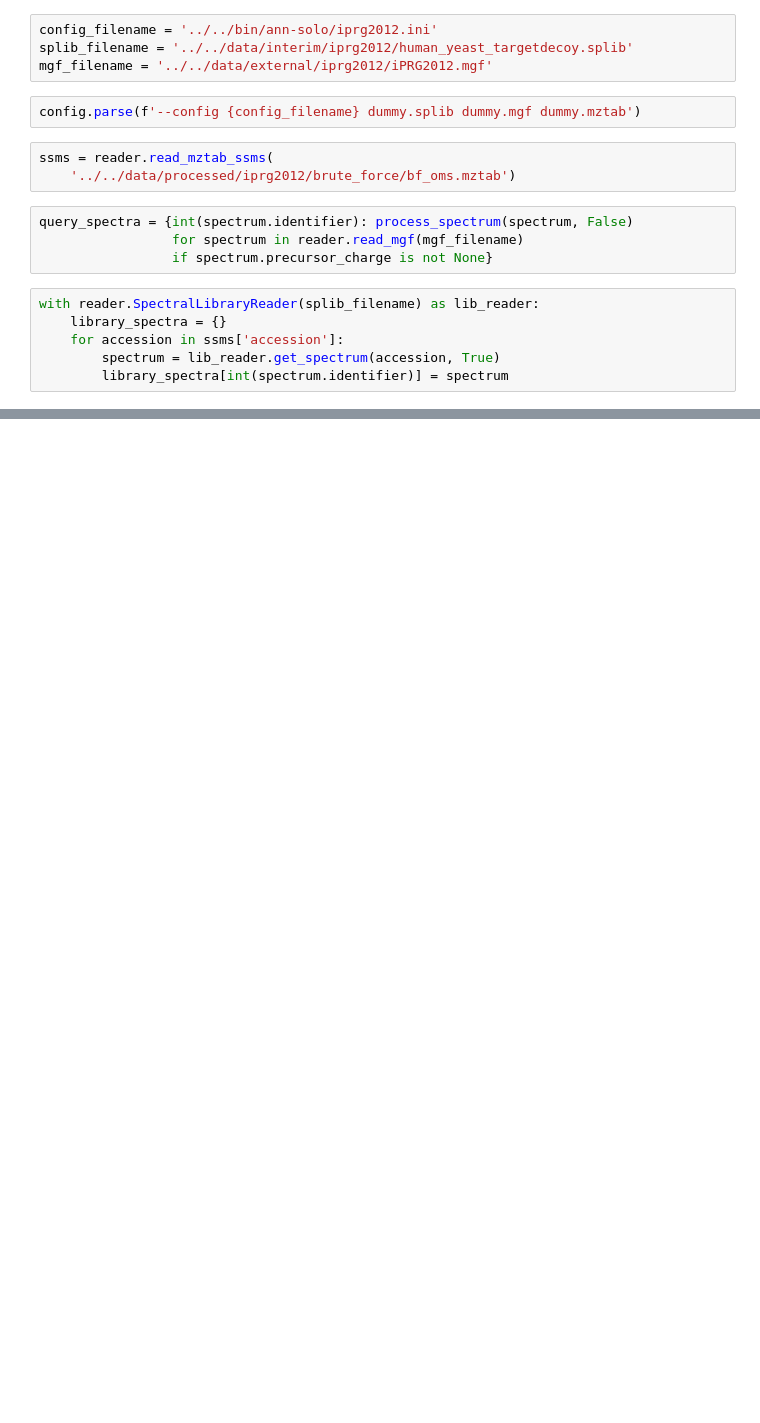
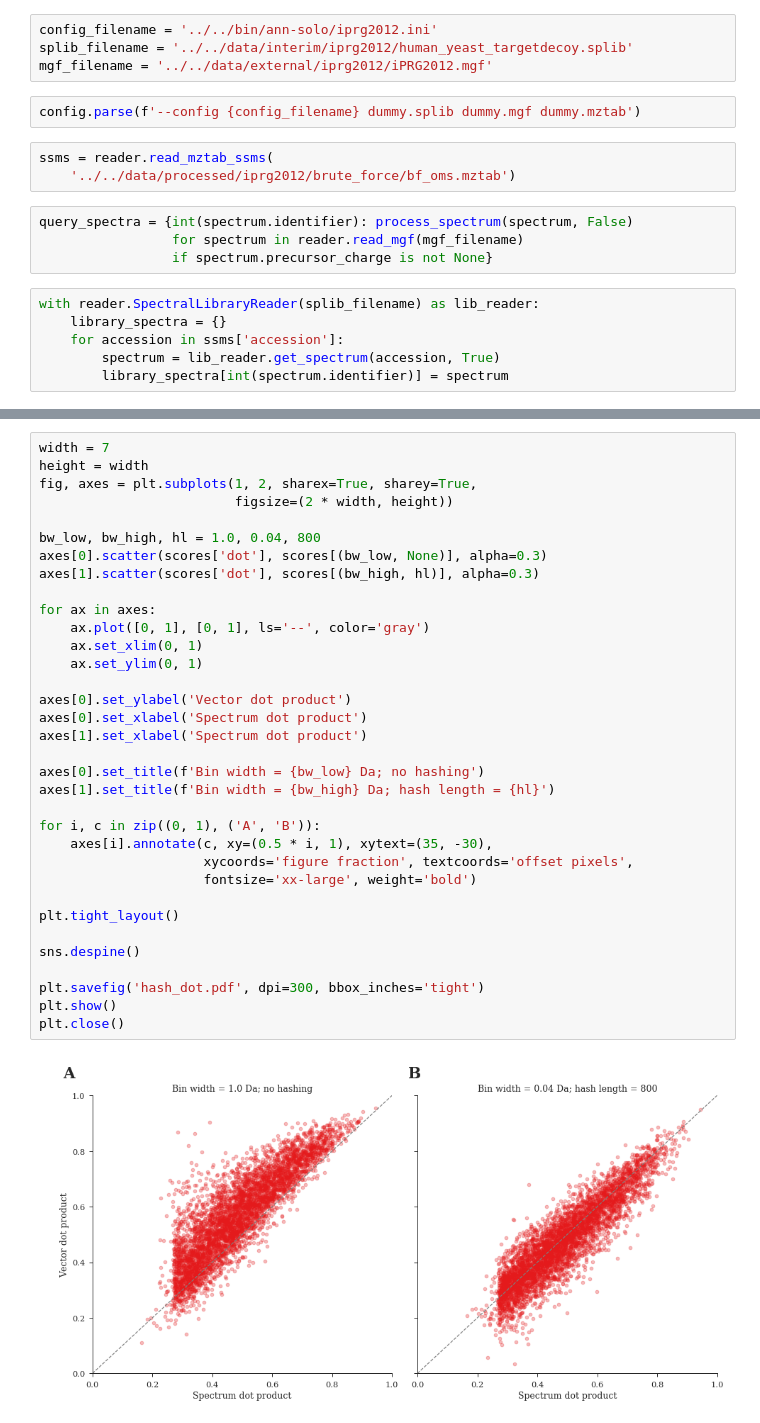
Before and after one commit to bittremieux/ANN-SoLo, a Jupyter notebook: notebooks/iprg2012_spectrum_hashing.ipynb, the cells around one changed output, grey strips where cells are left out. Drawn from its saved outputs; the diff is of its cells as text; blank space fills up the shorter version.

```diff
--- a/notebooks/iprg2012_spectrum_hashing.ipynb
+++ b/notebooks/iprg2012_spectrum_hashing.ipynb
@@ -180,0 +261,36 @@ plt.close()
+# %%
+width = 7
+height = width
+fig, axes = plt.subplots(1, 2, sharex=True, sharey=True,
+                         figsize=(2 * width, height))
+
+bw_low, bw_high, hl = 1.0, 0.04, 800
+axes[0].scatter(scores['dot'], scores[(bw_low, None)], alpha=0.3)
+axes[1].scatter(scores['dot'], scores[(bw_high, hl)], alpha=0.3)
+
+for ax in axes:
+    ax.plot([0, 1], [0, 1], ls='--', color='gray')
+    ax.set_xlim(0, 1)
+    ax.set_ylim(0, 1)
+
+axes[0].set_ylabel('Vector dot product')
+axes[0].set_xlabel('Spectrum dot product')
+axes[1].set_xlabel('Spectrum dot product')
+
+axes[0].set_title(f'Bin width = {bw_low} Da; no hashing')
+axes[1].set_title(f'Bin width = {bw_high} Da; hash length = {hl}')
+
+for i, c in zip((0, 1), ('A', 'B')):
+    axes[i].annotate(c, xy=(0.5 * i, 1), xytext=(35, -30),
+                     xycoords='figure fraction', textcoords='offset pixels',
+                     fontsize='xx-large', weight='bold')
+
+plt.tight_layout()
+
+sns.despine()
+
+plt.savefig('hash_dot.pdf', dpi=300, bbox_inches='tight')
+plt.show()
+plt.close()
+# %% [output]
+[figure, added]
```
Also changed, not shown: parts of 5 cells of this notebook.
